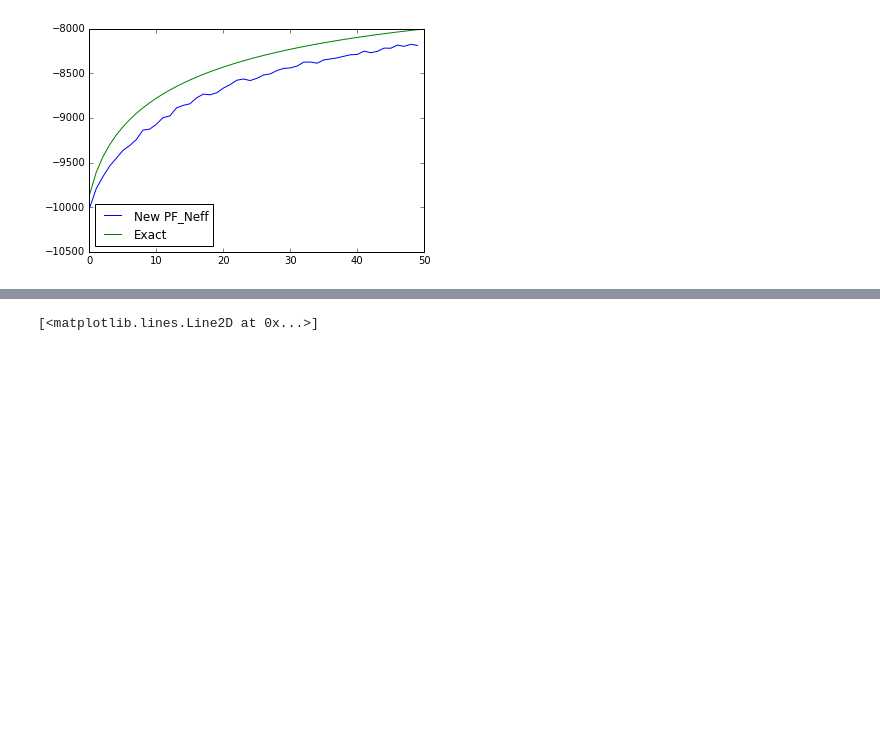
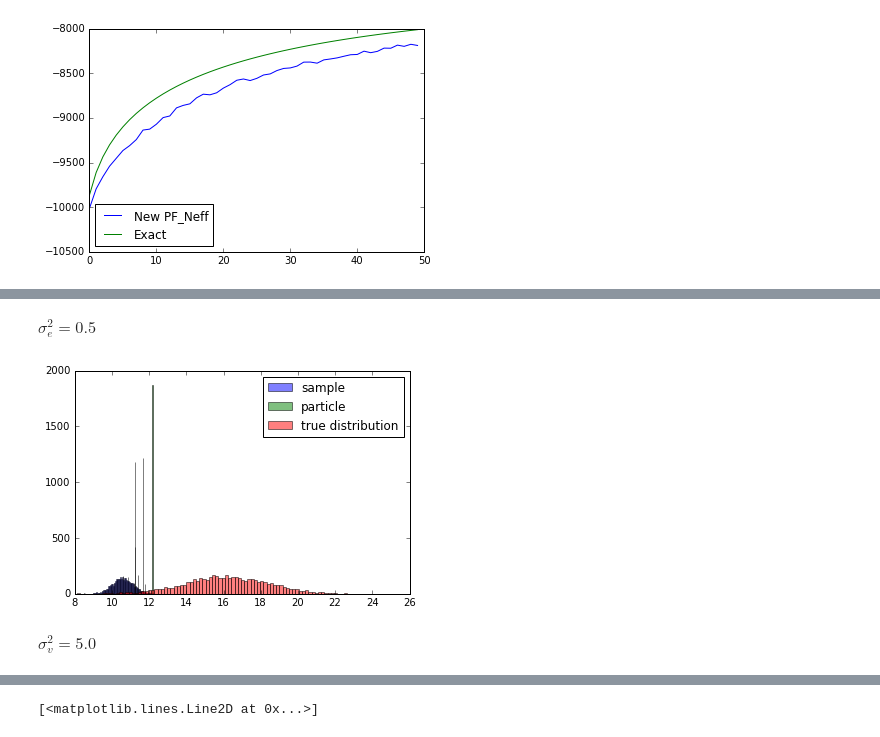
Before and after one commit to zyzdiana/ss_model_mixture, a Jupyter notebook: PF_LinearGaussian Test.ipynb, the cells around one changed output, grey strips where cells are left out. Saved outputs shown, nothing was run; the diff lists cells and outputs as text; code cells hidden in the pictures; blank space fills up the shorter version.

```diff
--- a/PF_LinearGaussian Test.ipynb
+++ b/PF_LinearGaussian Test.ipynb
@@ -228,0 +338,22 @@ array([[  1.60792180e-001,   1.60792180e-001,   1.60792180e-001, ...,
+# %% [markdown]
+$\sigma^2_e = 0.5$
+# %%
+from matplotlib import pyplot
+i = 507
+#plt.hist9ancestor[i],100, label='particle')
+[x_map, U, marginal_loglikelihood, joint_loglikelihood] = Do_Kalman_Likelihood(Y[:T-2], sigma2v, Q)
+drawsample = np.random.normal(x_map[i],U[1][i], N)
+#plt.hist(drawsample,100, label='true distribution')
+#bins = np.linspace(, , 100)
+bins = 100
+
+pyplot.hist(X[i], bins, alpha=0.5, label='sample')
+pyplot.hist(ancestor[i], bins, alpha=0.5, label='particle')
+pyplot.hist(drawsample, bins, alpha=0.5, label='true distribution')
+pyplot.legend(loc='upper right')
+plt.legend(loc='best')
+pyplot.show()
+# %% [output]
+[figure, added]
+# %% [markdown]
+$\sigma^2_v = 5.0$
```
Also changed, not shown: parts of 20 cells of this notebook, 19 other files.
